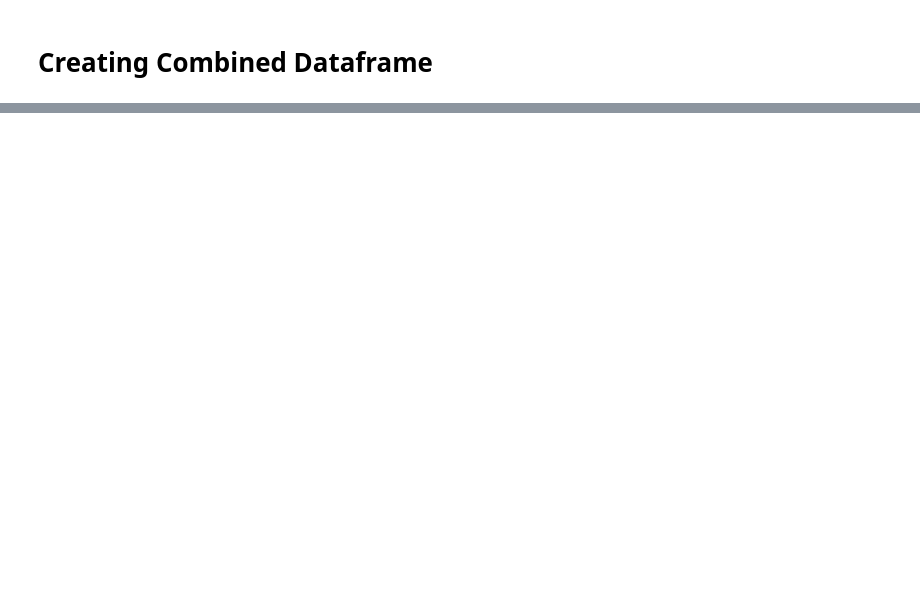
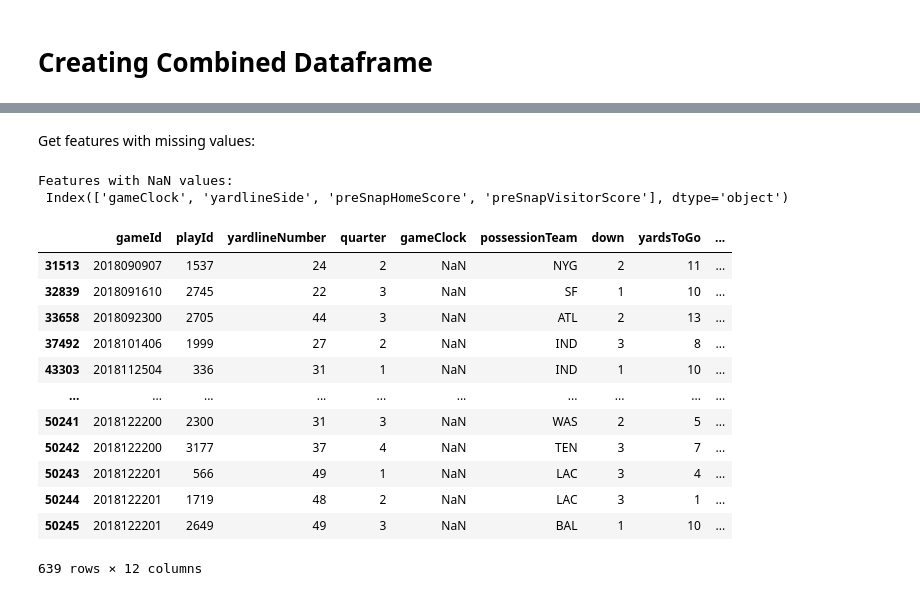
Before and after one commit to chazmorton/NFL-Play-Type-Prediction, a Jupyter notebook: Overall Dataframe.ipynb, the cells around one changed output, grey strips where cells are left out. Drawn from its saved outputs; the diff is of its cells as text; code cells hidden in the pictures; blank space fills up the shorter version.

Commit message:
updating to deal with NaN values

```diff
--- a/Overall Dataframe.ipynb
+++ b/Overall Dataframe.ipynb
@@ -299,0 +290,35 @@ df_major
+# %% [markdown]
+Get features with missing values:
+# %%
+missing_values = df_major.isnull().sum()
+features_with_missing = missing_values[missing_values > 0].index
+
+print("Features with NaN values: \n", features_with_missing)
+# %% [output]
+Features with NaN values:
+ Index(['gameClock', 'yardlineSide', 'preSnapHomeScore', 'preSnapVisitorScore'], dtype='object')
+# %%
+import pandas as pd
+
+# Set feature whose rows you want to look at (have NaN)
+feature_names = ['gameClock', 'preSnapHomeScore', 'preSnapVisitorScore']
+
+# Find those rows
+rows_with_nan = df_major[df_major[feature_name].isnull()]
+
+# Display rows
+rows_with_nan
+# %% [output]
+|  | gameId | playId | yardlineNumber | quarter | gameClock | possessionTeam | down | yardsToGo | ... |
+| 31513 | 2018090907 | 1537 | 24 | 2 | NaN | NYG | 2 | 11 | ... |
+| 32839 | 2018091610 | 2745 | 22 | 3 | NaN | SF | 1 | 10 | ... |
+| 33658 | 2018092300 | 2705 | 44 | 3 | NaN | ATL | 2 | 13 | ... |
+| 37492 | 2018101406 | 1999 | 27 | 2 | NaN | IND | 3 | 8 | ... |
+| 43303 | 2018112504 | 336 | 31 | 1 | NaN | IND | 1 | 10 | ... |
+| ... | ... | ... | ... | ... | ... | ... | ... | ... | ... |
+| 50241 | 2018122200 | 2300 | 31 | 3 | NaN | WAS | 2 | 5 | ... |
+| 50242 | 2018122200 | 3177 | 37 | 4 | NaN | TEN | 3 | 7 | ... |
+| 50243 | 2018122201 | 566 | 49 | 1 | NaN | LAC | 3 | 4 | ... |
+| 50244 | 2018122201 | 1719 | 48 | 2 | NaN | LAC | 3 | 1 | ... |
+| 50245 | 2018122201 | 2649 | 49 | 3 | NaN | BAL | 1 | 10 | ... |
+639 rows × 12 columns
```
Also changed, not shown: parts of 20 cells of this notebook.
